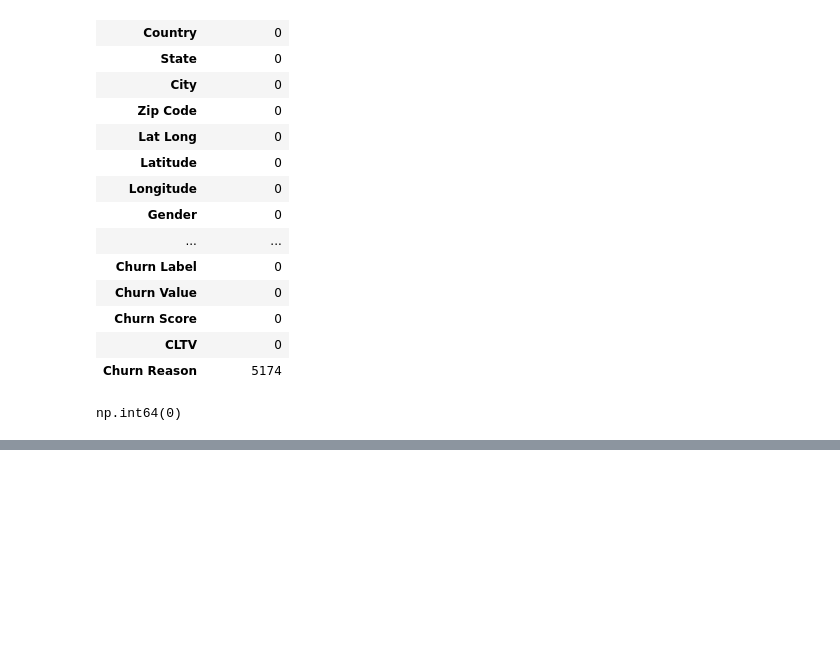
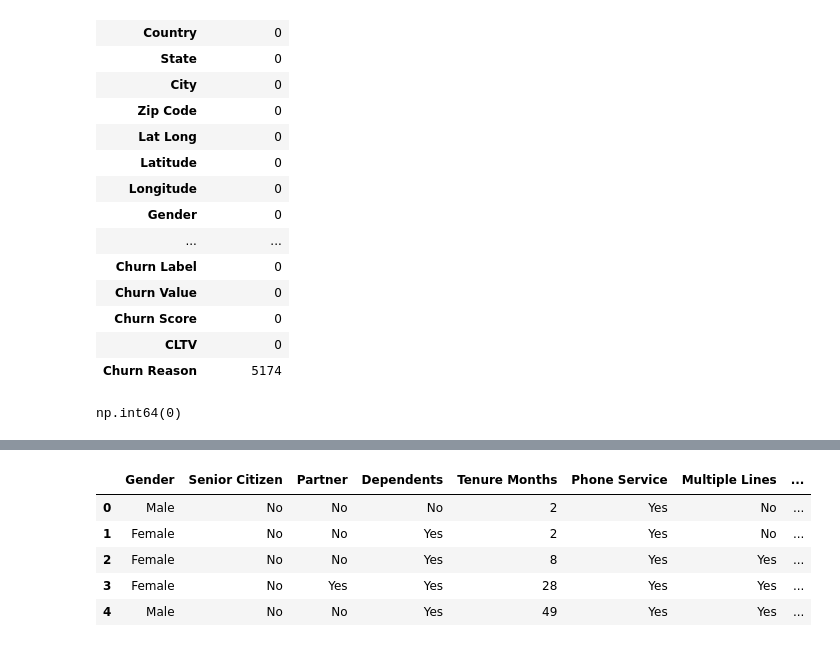
Before and after one commit to Gayathri-Gopalsamy/customer-churn-prediction-ml, a Jupyter notebook: Telco_customer_churn_prediction.ipynb, the cells around one changed output, grey strips where cells are left out. Saved outputs shown, nothing was run; the diff lists cells and outputs as text; code cells hidden in the pictures; blank space fills up the shorter version.

```diff
--- a/Telco_customer_churn_prediction.ipynb
+++ b/Telco_customer_churn_prediction.ipynb
@@ -102,0 +215,2 @@ np.int64(0)
+# %%
+df.loc[df['Total Charges'].isnull(), 'Total Charges'] = 0
@@ -102,0 +250,3 @@ np.int64(0)
+# %%
+df = df.drop_duplicates()
+df.duplicated().sum()
@@ -102,0 +270,19 @@ np.int64(0)
+# %%
+cols = [
+    'Online Security','Online Backup','Device Protection',
+    'Tech Support','Streaming TV','Streaming Movies'
+]
+
+for col in cols:
+    df[col] = df[col].replace({'No internet service':'No'})
+
+df['Multiple Lines'] = df['Multiple Lines'].replace({'No phone service':'No'})
+# %%
+df.head()
+# %% [output]
+|  | Gender | Senior Citizen | Partner | Dependents | Tenure Months | Phone Service | Multiple Lines | ... |
+| 0 | Male | No | No | No | 2 | Yes | No | ... |
+| 1 | Female | No | No | Yes | 2 | Yes | No | ... |
+| 2 | Female | No | No | Yes | 8 | Yes | Yes | ... |
+| 3 | Female | No | Yes | Yes | 28 | Yes | Yes | ... |
+| 4 | Male | No | No | Yes | 49 | Yes | Yes | ... |
```
Also changed, not shown: parts of 18 cells of this notebook.
